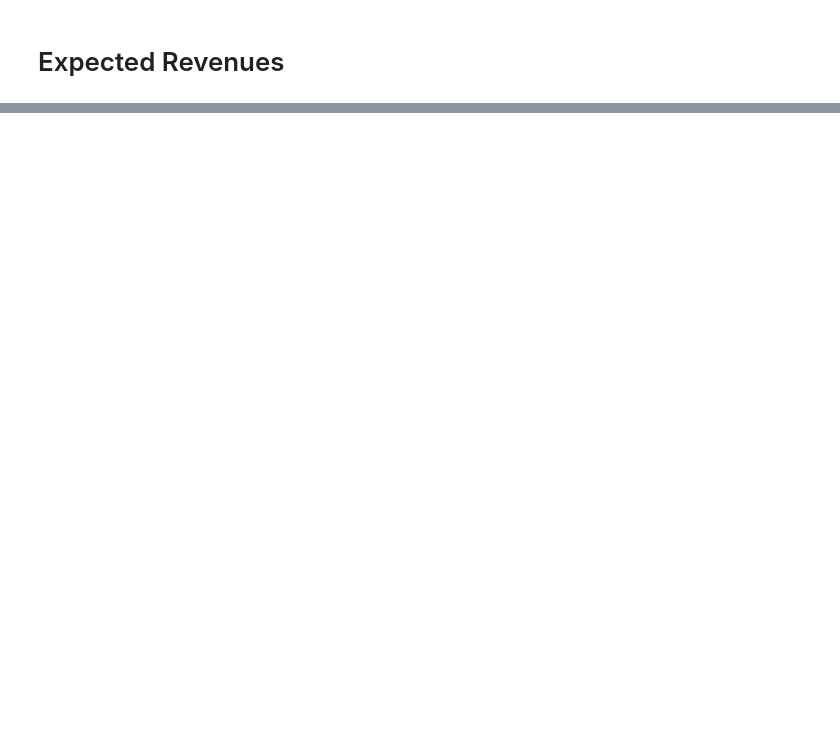
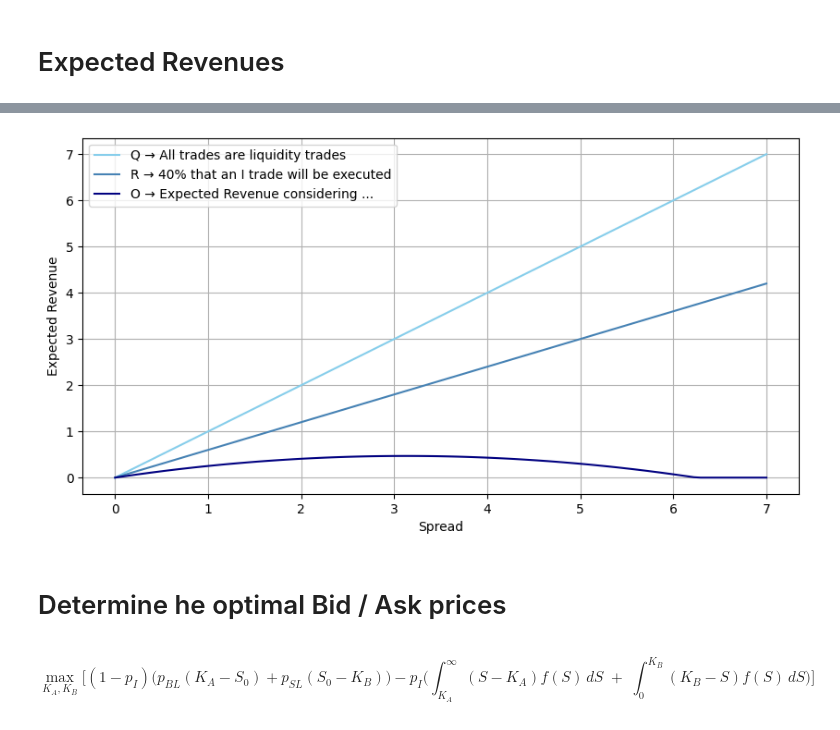
Before and after one commit to GoopyMarrow/M_S_Trading, a Jupyter notebook: MST_Proyecto 1.ipynb, the cells around one changed output, grey strips where cells are left out. Drawn from its saved outputs; the diff is of its cells as text; code cells hidden in the pictures; blank space fills up the shorter version.

```diff
--- a/MST_Proyecto 1.ipynb
+++ b/MST_Proyecto 1.ipynb
@@ -48,0 +57,37 @@ p_I = 0.4
+# %%
+spread = np.linspace(0, 7, 100)
+p_I = 0.4
+p_Ic = 1 - p_I
+
+# Caso LB = LS
+
+
+def pi_LB_LS(spread):
+    p = 0.5 - 0.08 * spread
+    return np.maximum(p, 0)
+
+
+def pi_Inf(spread):
+    return p_Ic * spread
+
+
+def exp_revenue(spread):
+    return pi_LB_LS(spread) * p_Ic * spread
+
+
+plt.plot(spread, spread, label= 'Q → All trades are liquidity trades')
+plt.plot(spread, pi_Inf(spread), label= 'R → 40% that an I trade will be executed')
+plt.plot(spread, exp_revenue(spread), label= 'O → Expected Revenue considering ...')
+plt.xlabel('Spread')
+plt.ylabel('Expected Revenue')
+plt.legend()
+plt.show()
+# %% [output]
+[figure, added]
+# %% [markdown]
+# Determine he optimal Bid / Ask prices
+# %% [markdown]
+$$
+\max_{K_A, K_B} \Bigg[ (1-p_I)\big( p_{BL}(K_A-S_0) + p_{SL}(S_0 - K_B) \big)
+- p_{I}\Bigg( \int_{K_A}^{\infty} (S-K_A)f(S)\,dS \;+\; \int_{0}^{K_{B}} (K_{B}-S)f(S)\,dS \Bigg) \Bigg] \quad\quad \geq 0
+$$
```
Also changed, not shown: parts of 15 cells of this notebook.
